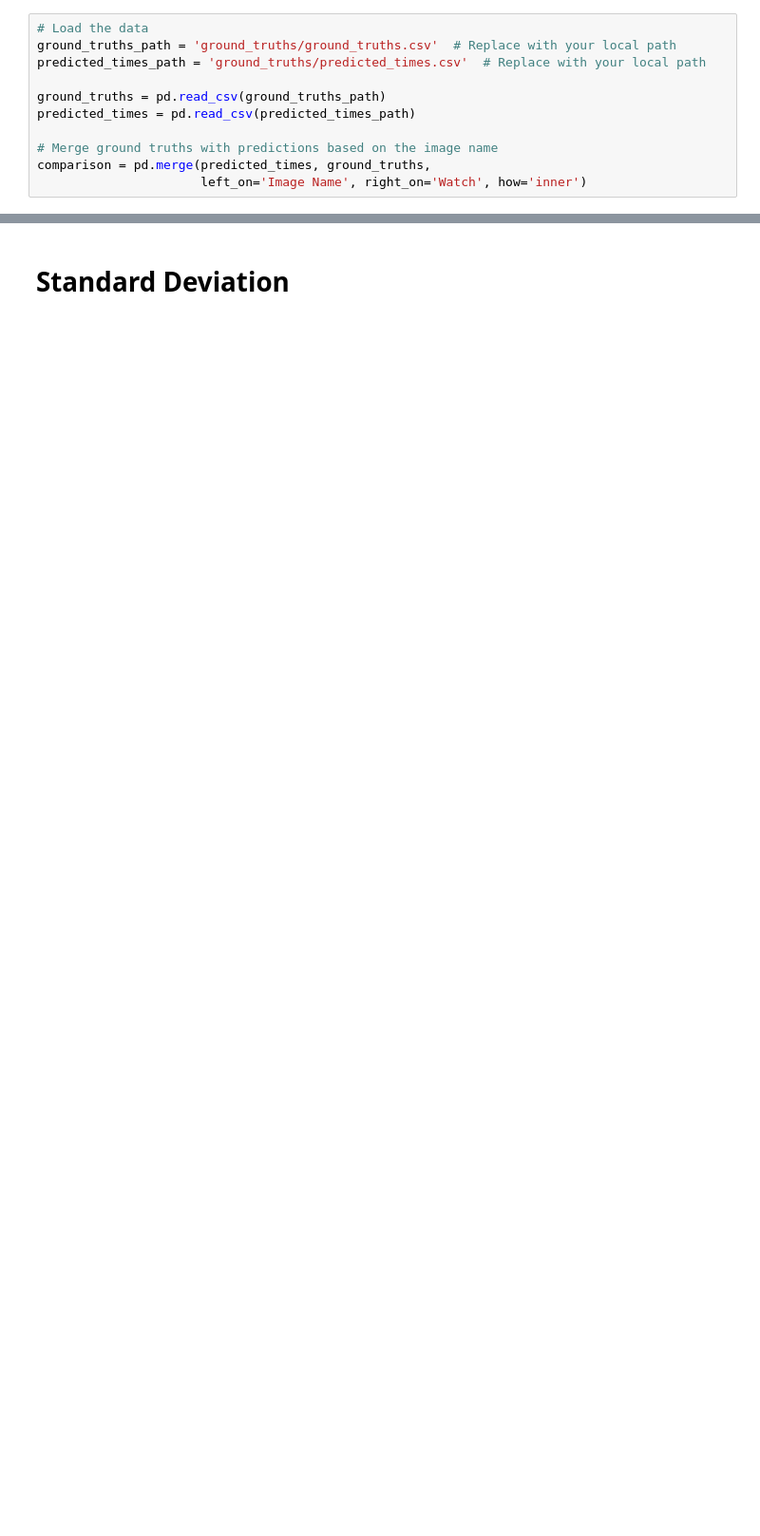
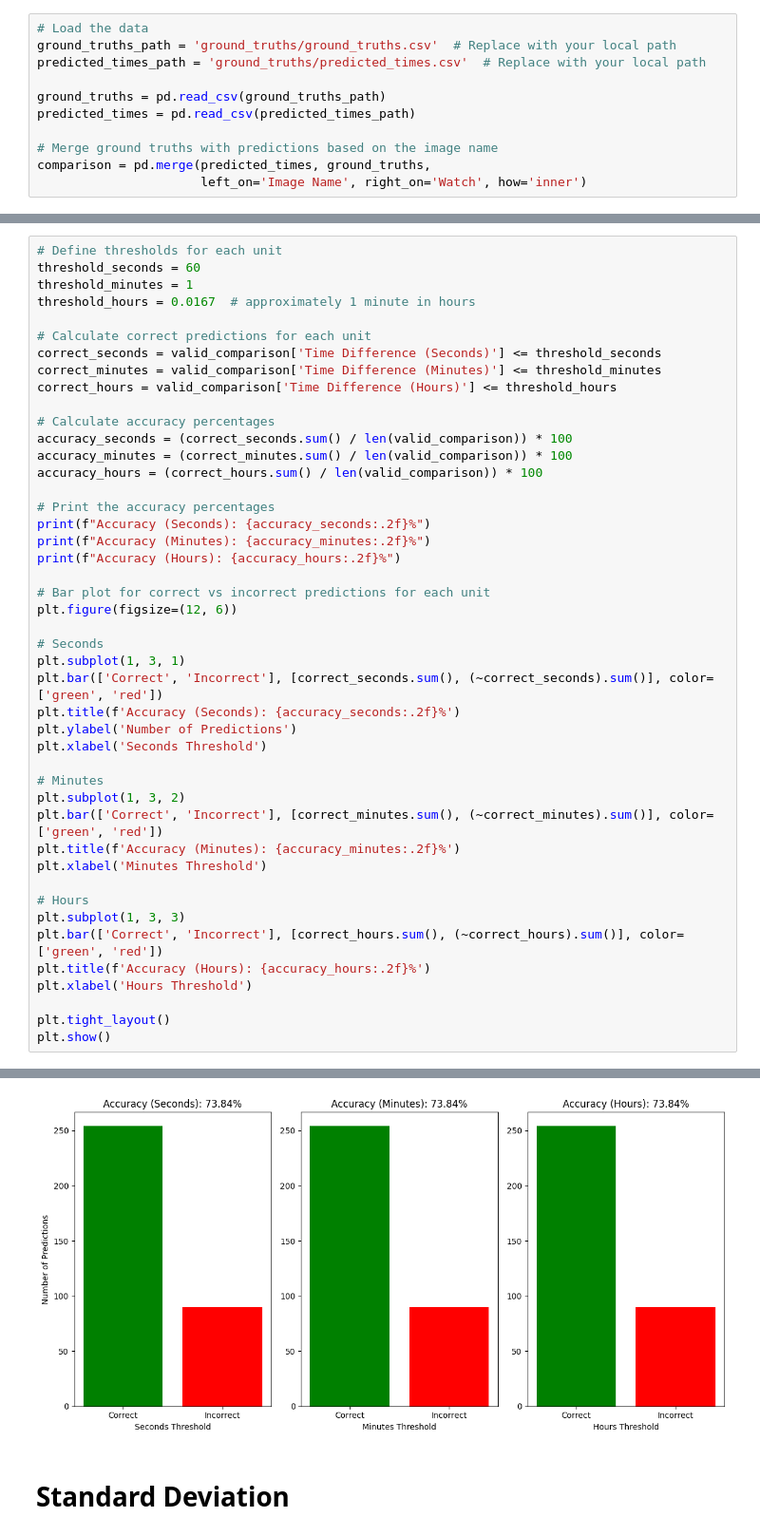
Before and after one commit to pinthoz/analogic-watch-detector, a Jupyter notebook: Analysis.ipynb, the cells around one changed output, grey strips where cells are left out. Shown at 95% size. Saved outputs shown, nothing was run; the diff lists cells and outputs as text; blank space fills up the shorter version.

```diff
--- a/Analysis.ipynb
+++ b/Analysis.ipynb
@@ -97,0 +176,46 @@ Accuracy: 75.49%
+# %%
+# Define thresholds for each unit
+threshold_seconds = 60
+threshold_minutes = 1
+threshold_hours = 0.0167  # approximately 1 minute in hours
+
+# Calculate correct predictions for each unit
+correct_seconds = valid_comparison['Time Difference (Seconds)'] <= threshold_seconds
+correct_minutes = valid_comparison['Time Difference (Minutes)'] <= threshold_minutes
+correct_hours = valid_comparison['Time Difference (Hours)'] <= threshold_hours
+
+# Calculate accuracy percentages
+accuracy_seconds = (correct_seconds.sum() / len(valid_comparison)) * 100
+accuracy_minutes = (correct_minutes.sum() / len(valid_comparison)) * 100
+accuracy_hours = (correct_hours.sum() / len(valid_comparison)) * 100
+
+# Print the accuracy percentages
+print(f"Accuracy (Seconds): {accuracy_seconds:.2f}%")
+print(f"Accuracy (Minutes): {accuracy_minutes:.2f}%")
+print(f"Accuracy (Hours): {accuracy_hours:.2f}%")
+
+# Bar plot for correct vs incorrect predictions for each unit
+plt.figure(figsize=(12, 6))
+
+# Seconds
+plt.subplot(1, 3, 1)
+plt.bar(['Correct', 'Incorrect'], [correct_seconds.sum(), (~correct_seconds).sum()], color=['green', 'red'])
+plt.title(f'Accuracy (Seconds): {accuracy_seconds:.2f}%')
+plt.ylabel('Number of Predictions')
+plt.xlabel('Seconds Threshold')
+
+# Minutes
+plt.subplot(1, 3, 2)
+plt.bar(['Correct', 'Incorrect'], [correct_minutes.sum(), (~correct_minutes).sum()], color=['green', 'red'])
+plt.title(f'Accuracy (Minutes): {accuracy_minutes:.2f}%')
+plt.xlabel('Minutes Threshold')
+
+# Hours
+plt.subplot(1, 3, 3)
+plt.bar(['Correct', 'Incorrect'], [correct_hours.sum(), (~correct_hours).sum()], color=['green', 'red'])
+plt.title(f'Accuracy (Hours): {accuracy_hours:.2f}%')
+plt.xlabel('Hours Threshold')
+
+plt.tight_layout()
+plt.show()
+# %% [output]
@@ -98,3 +225,4 @@ Accuracy: 75.49%
+[figure, added]
 # %% [markdown]
 # Standard Deviation
 # %%
```
Also changed, not shown: parts of 22 cells of this notebook, 34 other files.
